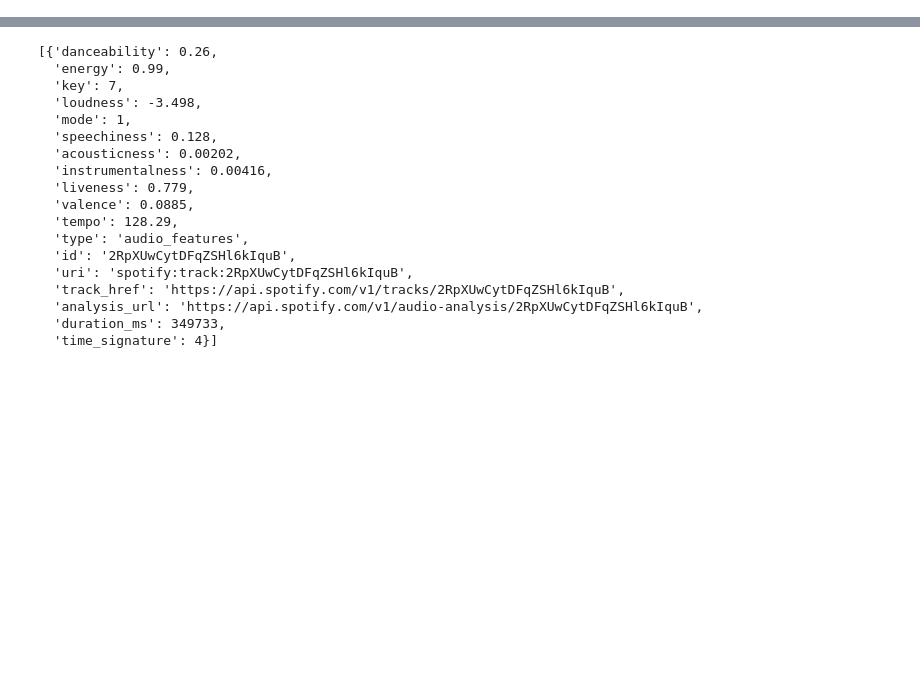
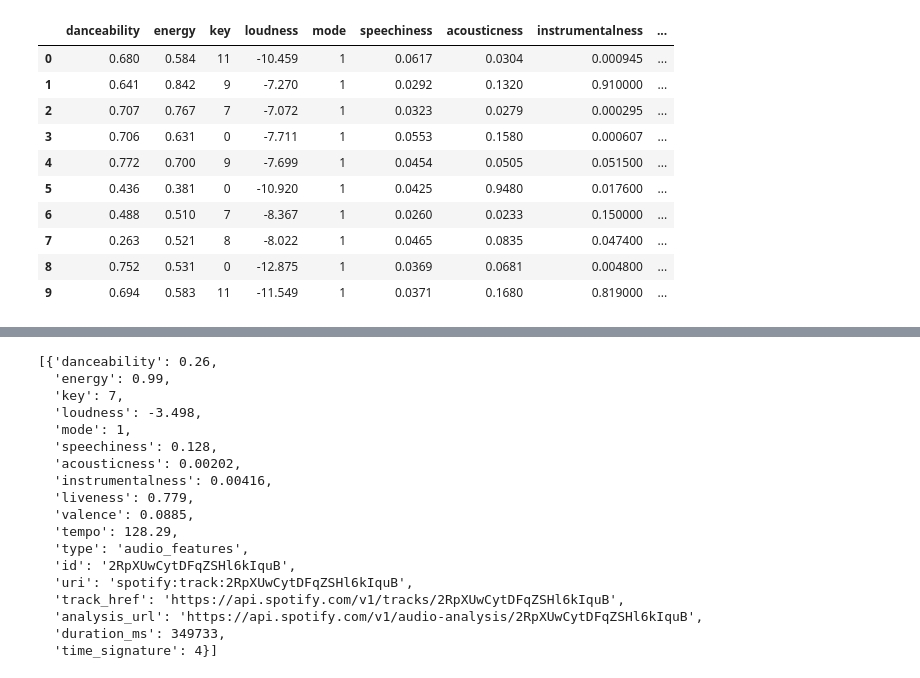
Before and after one commit to crispianm/SpotifySmartSort, a Jupyter notebook: api_test.ipynb, the cells around one changed output, grey strips where cells are left out. Drawn from its saved outputs; the diff is of its cells as text; code cells hidden in the pictures; blank space fills up the shorter version.

Commit message:
Chosen data structure
Output data.csv with one artist in the format agreed upon

```diff
--- a/api_test.ipynb
+++ b/api_test.ipynb
@@ -56,9 +64,0 @@ track_ids
-# %%
-# Create DataFrames of features from track ids
-features = []
-for track in track_ids:
-    results = sp.audio_features(track)
-    features.append(results[0])
-
-data = pd.DataFrame.from_records(features)
-data
@@ -81,0 +79,50 @@ data.to_csv('./data/test_data.csv', encoding='utf-8')
+# %%
+import xarray as xr
+columns_to_remove = ['analysis_url', 'type', 'uri', 'track_href']
+
+
+# Create DataFrames of features from track ids
+i = 0
+# final_data = xr.DataArray()
+# for album in album_track_ids:
+
+
+features = []
+for track in album_track_ids[0]:
+    results = sp.audio_features(track)
+    features.append(results[0])
+data1 = pd.DataFrame.from_records(features)
+
+headings = list(data1.columns)
+
+
+data1.drop(columns = columns_to_remove, axis = 1, inplace = True)
+data1 = data1.to_xarray()
+features = []
+for track in album_track_ids[1]:
+    results = sp.audio_features(track)
+    features.append(results[0])
+data2 = pd.DataFrame.from_records(features)
+
+
+# album_name = albums[i]['name'] # need to fix special characters
+
+# Optionally save each album to csv
+# data.to_csv('./data/' + album_name + '.csv', encoding='utf-8')
+# i += 1
+data2.drop(columns = columns_to_remove, axis = 1, inplace = True)
+
+# data2 = data2.to_xarray()
+data2
+# %% [output]
+|  | danceability | energy | key | loudness | mode | speechiness | acousticness | instrumentalness | ... |
+| 0 | 0.680 | 0.584 | 11 | -10.459 | 1 | 0.0617 | 0.0304 | 0.000945 | ... |
+| 1 | 0.641 | 0.842 | 9 | -7.270 | 1 | 0.0292 | 0.1320 | 0.910000 | ... |
+| 2 | 0.707 | 0.767 | 7 | -7.072 | 1 | 0.0323 | 0.0279 | 0.000295 | ... |
+| 3 | 0.706 | 0.631 | 0 | -7.711 | 1 | 0.0553 | 0.1580 | 0.000607 | ... |
+| 4 | 0.772 | 0.700 | 9 | -7.699 | 1 | 0.0454 | 0.0505 | 0.051500 | ... |
+| 5 | 0.436 | 0.381 | 0 | -10.920 | 1 | 0.0425 | 0.9480 | 0.017600 | ... |
+| 6 | 0.488 | 0.510 | 7 | -8.367 | 1 | 0.0260 | 0.0233 | 0.150000 | ... |
+| 7 | 0.263 | 0.521 | 8 | -8.022 | 1 | 0.0465 | 0.0835 | 0.047400 | ... |
+| 8 | 0.752 | 0.531 | 0 | -12.875 | 1 | 0.0369 | 0.0681 | 0.004800 | ... |
+| 9 | 0.694 | 0.583 | 11 | -11.549 | 1 | 0.0371 | 0.1680 | 0.819000 | ... |
```
Also changed, not shown: parts of 6 cells of this notebook, 3 other files.
